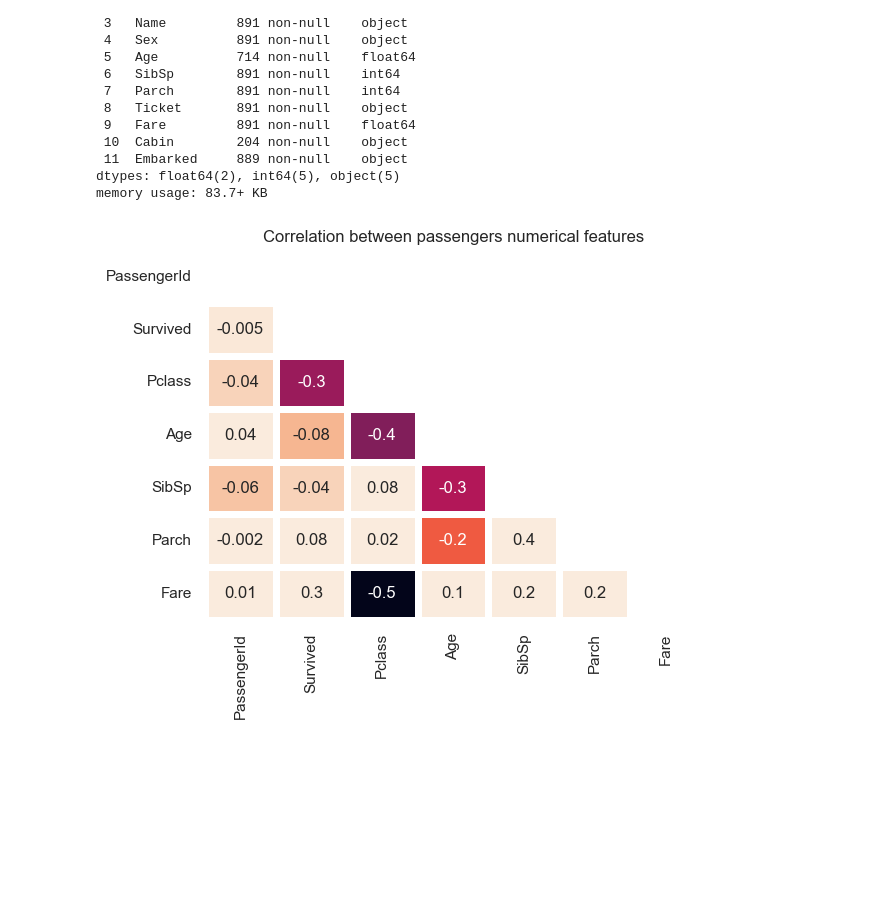
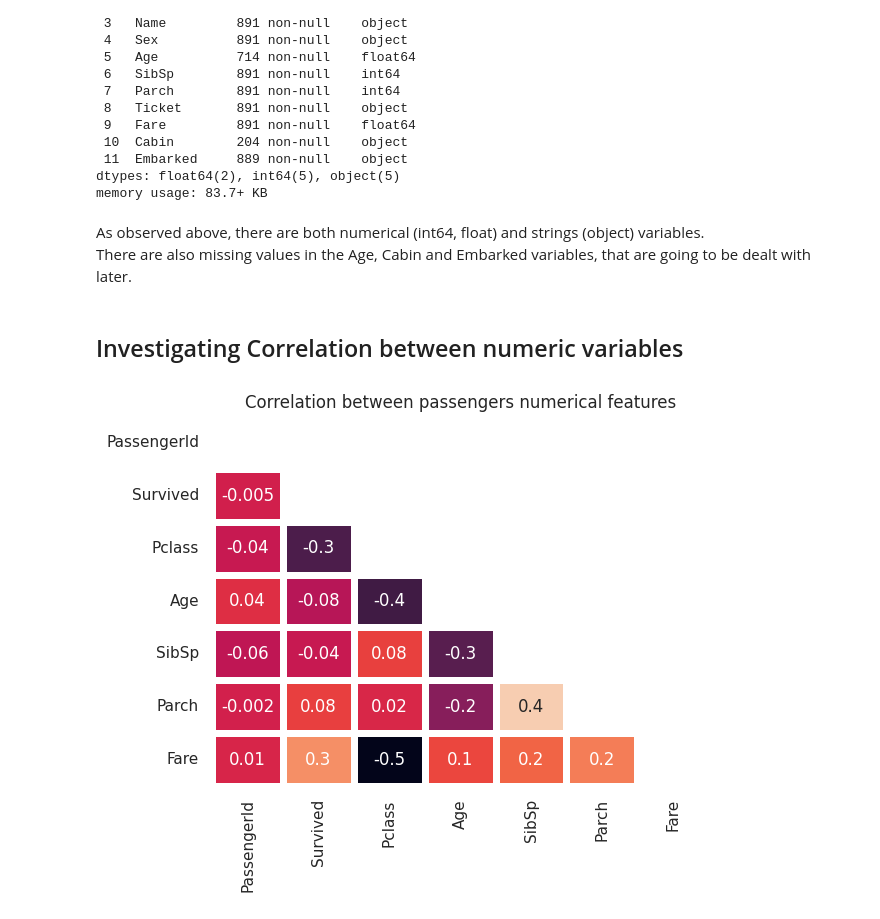
Before and after one commit to PanosKefalas/titanic, a Jupyter notebook: code/eda.ipynb, the cells around one changed output. Drawn from its saved outputs; the diff is of its cells as text; code cells hidden in the pictures; blank space fills up the shorter version.

```diff
--- a/code/eda.ipynb
+++ b/code/eda.ipynb
@@ -13,6 +22,6 @@ sns.set_style('white')
 # %%
-raw = pd.read_csv(r'C:\Users\p.kefalas\Documents\Python\ML\titanic\datasets\titanic.csv')
-raw
+raw = pd.read_csv(r'/home/panos/Python/MachineLearning/titanic/datasets/titanic.csv')
+raw.head()
 # %% [output]
 |  | PassengerId | Survived | Pclass | Name | Sex | Age | SibSp | Parch | Ticket | Fare | ... |
 | 0 | 1 | 0 | 3 | Braund, Mr. Owen Harris | male | 22.0 | 1 | 0 | A/5 21171 | 7.2500 | ... |
@@ -49,12 +66,17 @@ Data columns (total 12 columns):
  11  Embarked     889 non-null    object
 dtypes: float64(2), int64(5), object(5)
 memory usage: 83.7+ KB
+# %% [markdown]
+As observed above, there are both numerical (int64, float) and strings (object) variables.
+There are also missing values in the Age, Cabin and Embarked variables, that are going to be dealt with later.
+# %% [markdown]
+## Investigating Correlation between numeric variables
 # %%
 corrMatrix = raw.corr(numeric_only=True)
 corrMask = np.triu(np.ones_like(corrMatrix))
 
-sns.heatmap(corrMatrix, annot=True, fmt=".1g", linewidths=5, mask=corrMask, vmax=0, cbar=False)
+sns.heatmap(corrMatrix, annot=True, fmt=".1g", linewidths=5, mask=corrMask, vmax=0.5, cbar=False)
 plt.title("Correlation between passengers numerical features", fontsize=12)
 plt.show()
 # %% [output]
-[figure, old version]
+[figure, new version]
```
Also changed, not shown: parts of 25 cells of this notebook, 1 other file.
